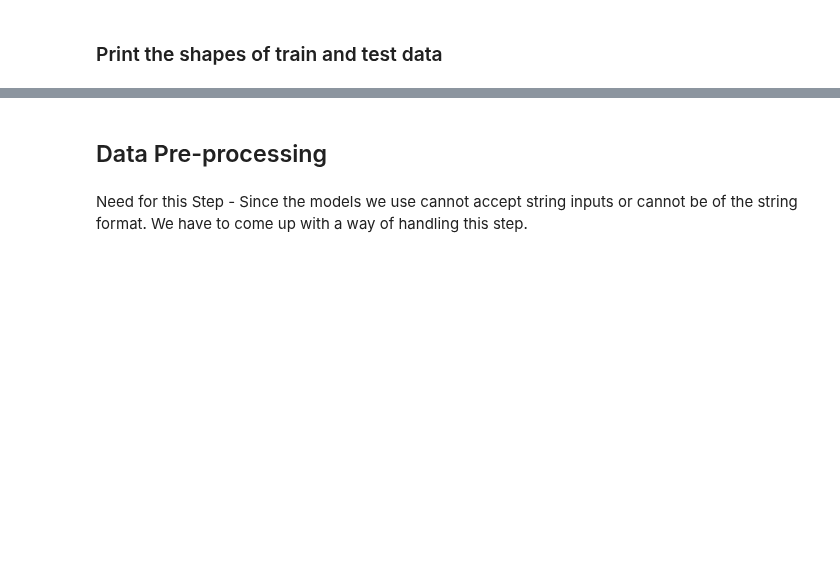
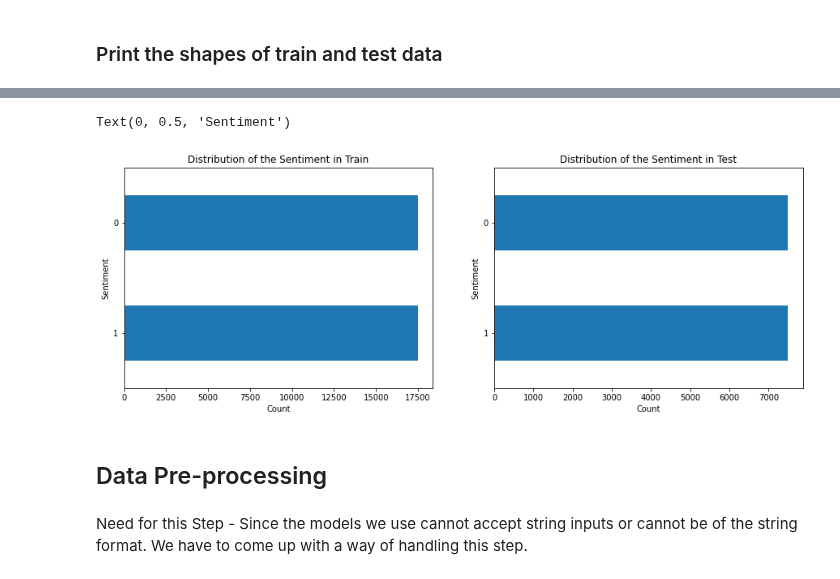
Before and after one commit to lokeshkumarn/Notebooks, a Jupyter notebook: DL_MovieReview.ipynb, the cells around one changed output, grey strips where cells are left out. Cells and saved outputs as stored; diff of their text form; code cells hidden in the pictures; blank space fills up the shorter version.

```diff
--- a/DL_MovieReview.ipynb
+++ b/DL_MovieReview.ipynb
@@ -102,2 +115,4 @@ df_y_test['sentiment'].value_counts().plot(kind='barh',title='Test Class Distrib
 # %% [markdown]
 ### Print the shapes of train and test data
+# %%
+df['class'] = df['sentiment'].apply(lambda x:  1 if x=='positive' else 0)
@@ -104,3 +127,9 @@ df_y_test['sentiment'].value_counts().plot(kind='barh',title='Test Class Distrib
+# %%
+X_train,X_test,y_train,y_test = train_test_split(X,y,
+                                                 test_size=0.3,
+                                                 shuffle=True,
+                                                 stratify=y,
+                                                 random_state=2020)
 # %%
 print('Train Features shape:',X_train.shape)
 print('Test Features shape:',X_test.shape)
@@ -114,3 +143,17 @@ Test label shape: (5000,)
+# %%
+#Verify whether stratification worked
+fig,ax = plt.subplots(1,2,figsize=(15,5))
+pd.Series(y_train).value_counts().plot(kind='barh',ax=ax[0])
+pd.Series(y_test).value_counts().plot(kind='barh',ax=ax[1])
+ax[0].set_title("Distribution of the Sentiment in Train")
+ax[0].set_xlabel("Count")
+ax[0].set_ylabel("Sentiment")
+ax[1].set_title("Distribution of the Sentiment in Test")
+ax[1].set_xlabel("Count")
+ax[1].set_ylabel("Sentiment")
+# %% [output]
+Text(0, 0.5, 'Sentiment')
+[figure, added]
 # %% [markdown]
 ## Data Pre-processing
 # %% [markdown]
```
Also changed, not shown: parts of 37 cells of this notebook.
